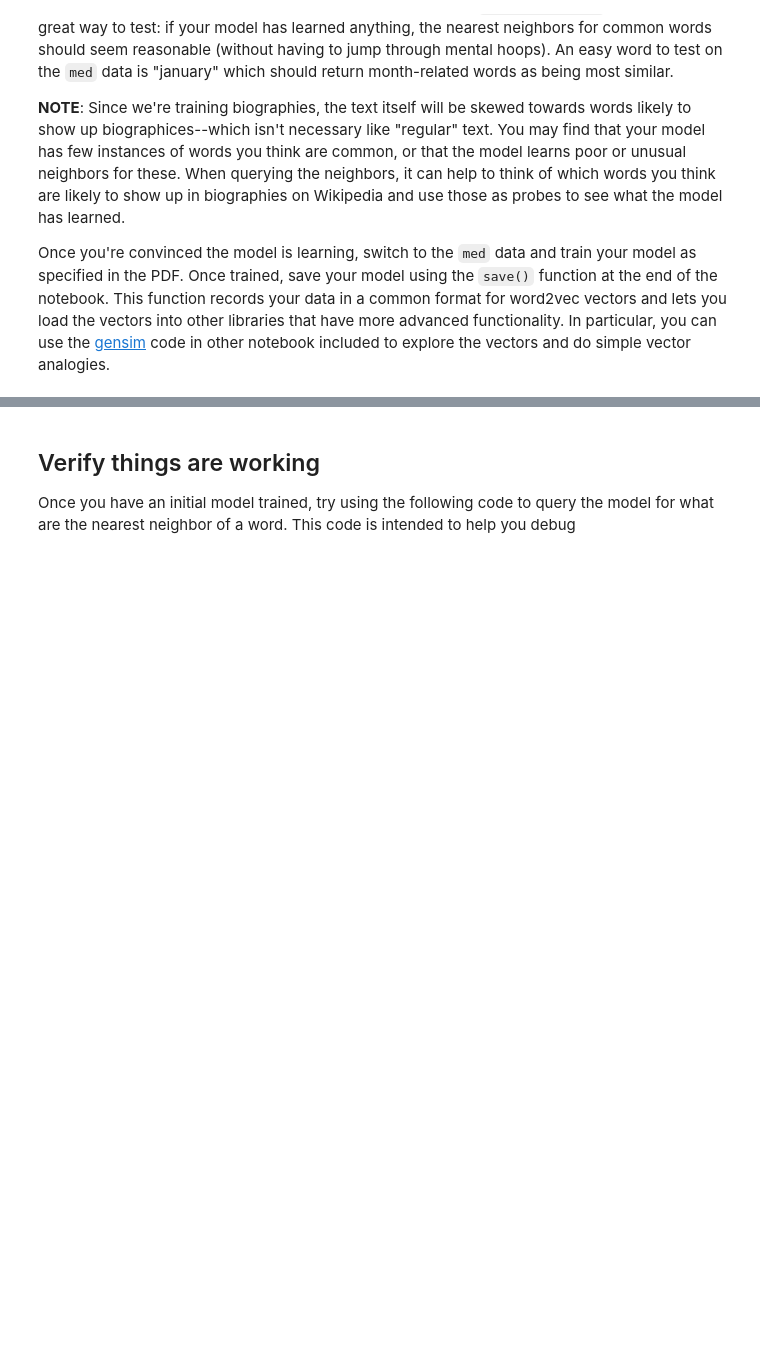
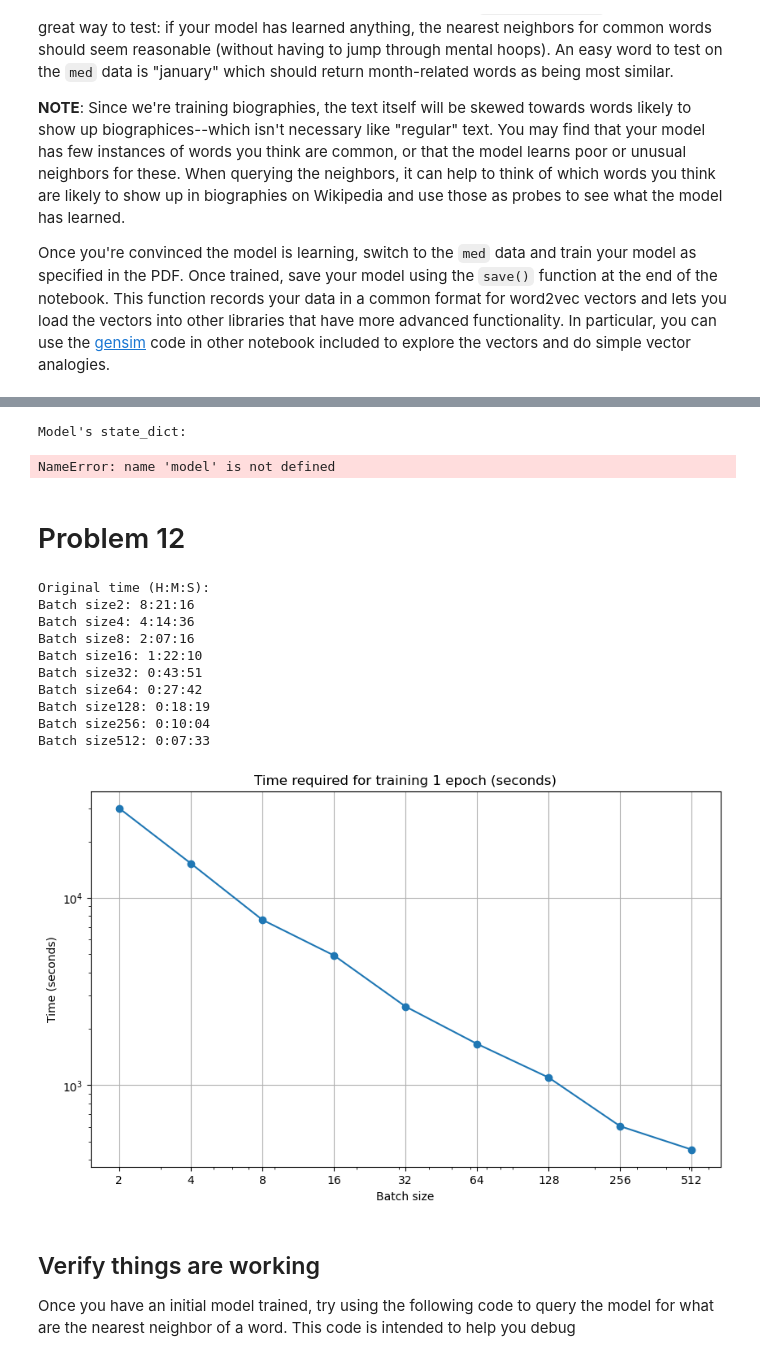
Before and after one commit to joelyanglq/CSE_595_FA25, a Jupyter notebook: hw2/Word2Vec Pytorch Student.ipynb, the cells around one changed output, grey strips where cells are left out. Cells and saved outputs as stored; diff of their text form; code cells hidden in the pictures; blank space fills up the shorter version.

```diff
--- a/hw2/Word2Vec Pytorch Student.ipynb
+++ b/hw2/Word2Vec Pytorch Student.ipynb
@@ -317,9 +346,11 @@ You'll use the remaining files later, where they're described.
 
 In the next cell, create your `Corpus`, read in the data, and generate the negative sampling table.
 # %%
-corpus = Corpus()
+rng_buffer_size = int(1e6)
+rng = RandomNumberGenerator(buffer_size=rng_buffer_size)
+corpus = Corpus(rng)
 # corpus.load_data('reviews-word2vec.tiny.txt', 2)
-corpus.load_data('reviews.f25.large.txt.gz', 10)
+corpus.load_data('reviews.f25.med.txt.gz', 10)
 corpus.generate_negative_sampling_table()
 # %% [output]
 Reading data and tokenizing
@@ -378,8 +409,13 @@ for i, token_idx in enumerate(corpus.full_token_sequence_as_ids):
     # ahead of time.
     context_ids = []
     context_labels = []
+
     left_bound = max(0, i-window_size)
     right_bound = min(corpus_length, i+window_size+1)
+
+    total_context_size = right_bound - left_bound - 1
+    total_sample_size = 2 * window_size * (num_negative_samples_per_target+1)
+    cur_neg_samples_per_target = total_sample_size // total_context_size - 1
 
     for j in range(left_bound, right_bound):
         if j == i:
@@ -387,10 +423,10 @@ for i, token_idx in enumerate(corpus.full_token_sequence_as_ids):
 
         context_ids.append(corpus.full_token_sequence_as_ids[j])
         context_labels.append(1)
-        negative_samples = corpus.generate_negative_samples(token_idx, num_negative_samples_per_target)
+        negative_samples = corpus.generate_negative_samples(token_idx, cur_neg_samples_per_target)
         context_ids.extend(negative_samples)
-        context_labels.extend([0] * num_negative_samples_per_target)
+        context_labels.extend([0] * cur_neg_samples_per_target)
 
-    # training_data.append((np.array([token_idx]), np.array(context_ids), np.array(context_labels)))
-    training_data.extend([(token_idx, context_id, context_label) for context_id, context_label in zip(context_ids, context_labels)])
+    training_data.append((np.array([token_idx]), np.array(context_ids), np.array(context_labels)))
+    # training_data.extend([(token_idx, context_id, context_label) for context_id, context_label in zip(context_ids, context_labels)])
 # %%
@@ -685,3 +743,60 @@ Run summary:
+# %%
+# mode saving
+print("Model's state_dict:")
+for param_tensor in model.state_dict():
+    print(param_tensor, "\t", model.state_dict()[param_tensor].size())
+# %% [output]
+Model's state_dict:
+NameError: name 'model' is not defined
+# %% [markdown]
+# Problem 12
+# %%
+import matplotlib.pyplot as plt
+from datetime import timedelta
+
+def hms_to_seconds(hours, minutes, seconds):
+    td = timedelta(hours=hours, minutes=minutes, seconds=seconds)
+    return td.total_seconds()
+
+data_hours = [8, 4, 2, 1, 0, 0, 0, 0, 0, 0]
+data_minutes = [21, 14, 7, 22, 43, 27, 18, 10, 7]
+data_seconds = [16, 36, 16, 10, 51, 42 ,19, 4, 33]
+
+batch_sizes = [2**i for i in range(1, 10)]
+y_seconds = [
+    hms_to_seconds(h, m, s)
+    for h, m, s in zip(data_hours, data_minutes, data_seconds)
+]
+print(f"Original time (H:M:S):")
+for x, h, m, s in zip(batch_sizes, data_hours, data_minutes, data_seconds):
+    print(f"Batch size{x}: {h}:{m:02d}:{s:02d}")
+
+
+
+ig, ax = plt.subplots(figsize=(10, 6))
+ax.plot(batch_sizes, y_seconds, marker='o')
+plt.xlabel('Batch size')
+plt.ylabel('Time (seconds)')
+plt.title('Time required for training 1 epoch (seconds)')
+ax.set_xscale('log')
+ax.set_yscale('log')
+ax.set_xticks(batch_sizes)
+ax.get_xaxis().set_major_formatter(plt.ScalarFormatter()) # 用于显示原始数值，而不是 10^N 形式
+
+plt.grid(True)
+plt.show()
+# %% [output]
+Original time (H:M:S):
+Batch size2: 8:21:16
+Batch size4: 4:14:36
+Batch size8: 2:07:16
+Batch size16: 1:22:10
+Batch size32: 0:43:51
+Batch size64: 0:27:42
+Batch size128: 0:18:19
+Batch size256: 0:10:04
+Batch size512: 0:07:33
+[figure, added]
 # %% [markdown]
 ## Verify things are working
 
```
Also changed, not shown: parts of 27 cells of this notebook, 1 other file.
